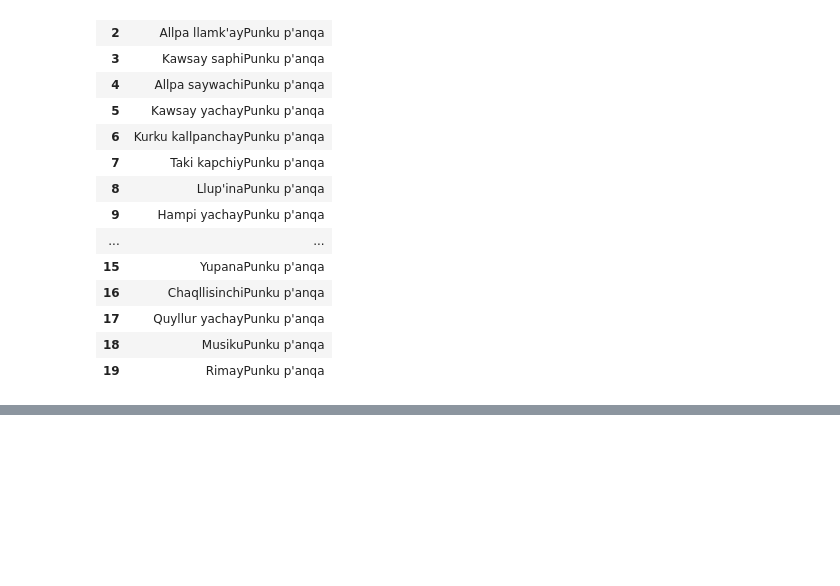
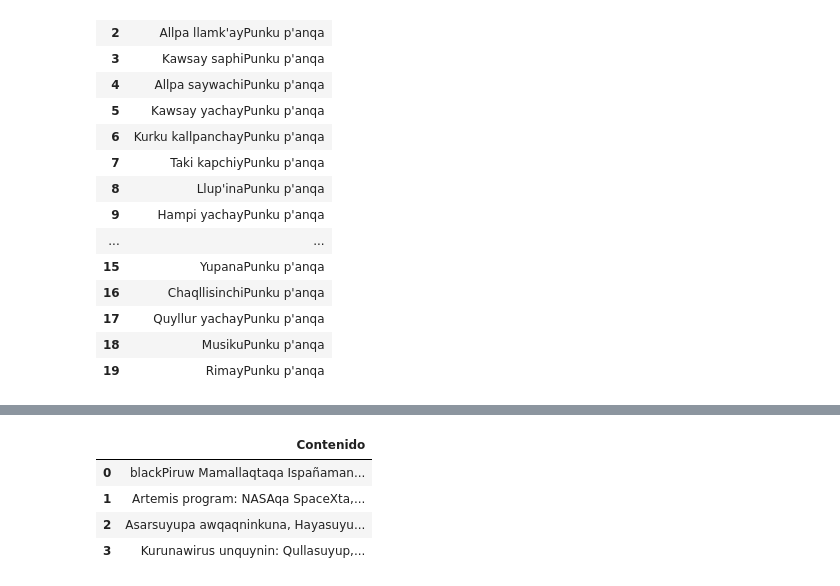
Before and after one commit to TACC-TA/corpus-extraction, a Jupyter notebook: Corpus Extraction/extraction.ipynb, the cells around one changed output, grey strips where cells are left out. Cells and saved outputs as stored; diff of their text form; code cells hidden in the pictures; blank space fills up the shorter version.

```diff
--- a/Corpus Extraction/extraction.ipynb
+++ b/Corpus Extraction/extraction.ipynb
@@ -110,0 +116,23 @@ display(df)
+# %%
+
+textos = []
+# Recorremos todos los elementos div con la clase "portada-slider-contingut"
+divs = soup.find_all('div', class_="portada-cronologia-efemeride")
+for div in divs:
+    contenido_limpio = div.text.replace('\n', '')  # Remover los caracteres de nueva línea
+    textos.append(contenido_limpio)
+
+df = pd.DataFrame(textos, columns=["Contenido"])
+# Configurar pandas para mostrar todas las columnas y filas sin truncar
+pd.set_option('display.max_columns', None)
+pd.set_option('display.max_rows', None)
+pd.set_option('display.max_colwidth', None)
+
+# Imprimir el DataFrame como una tabla en el notebook
+display(df)
+# %% [output]
+|  | Contenido |
+| 0 | blackPiruw Mamallaqtaqa Ispañaman... |
+| 1 | Artemis program: NASAqa SpaceXta,... |
+| 2 | Asarsuyupa awqaqninkuna, Hayasuyu... |
+| 3 | Kurunawirus unquynin: Qullasuyup,... |
```
Also changed, not shown: parts of 2 cells of this notebook.
